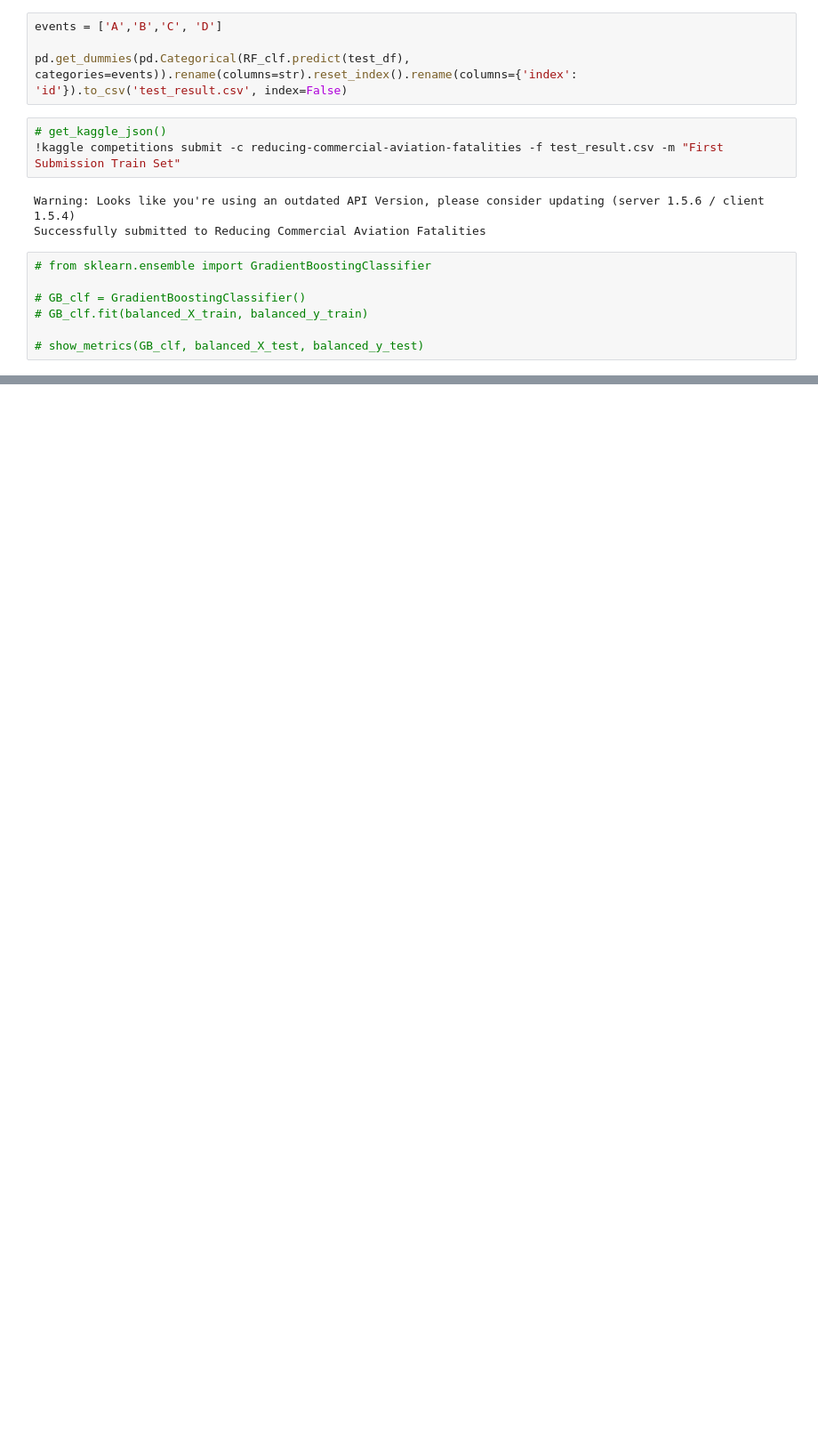
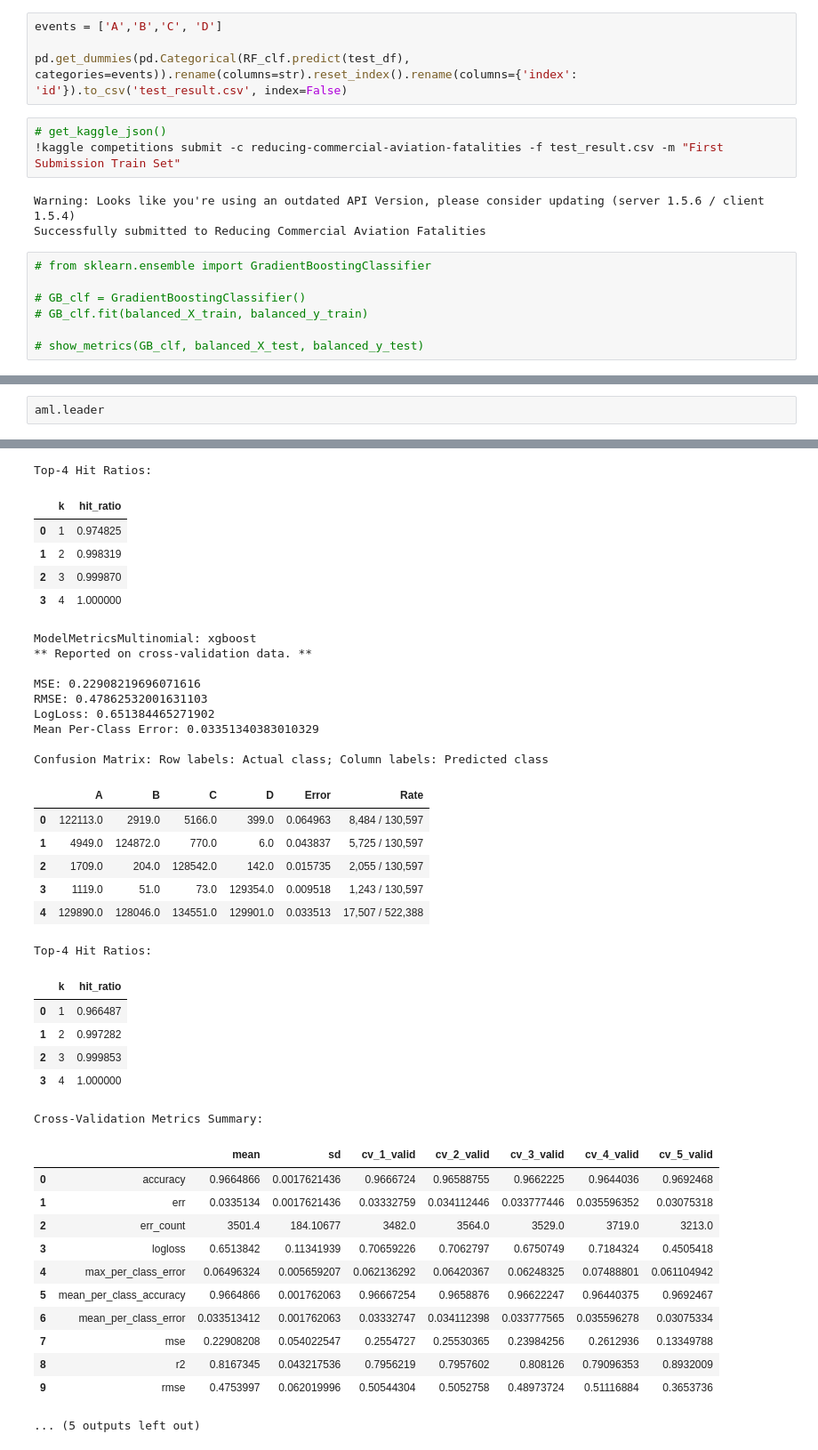
Before and after one commit to joaopamaral/tcc_puc_cdbd, a Jupyter notebook: Treinanco_Modelo_Reducing_Commercial_Aviation_Fatalities.ipynb, the cells around one changed output, grey strips where cells are left out. Shown at 89% size. Drawn from its saved outputs; the diff is of its cells as text; blank space fills up the shorter version.

```diff
--- a/Treinanco_Modelo_Reducing_Commercial_Aviation_Fatalities.ipynb
+++ b/Treinanco_Modelo_Reducing_Commercial_Aviation_Fatalities.ipynb
@@ -287,0 +281,3 @@ lb.head(rows=lb.nrows)
+# %%
+aml.leader
+# %% [output]
@@ -288,3 +308,43 @@ lb.head(rows=lb.nrows)
+Top-4 Hit Ratios:
+|  | k | hit_ratio |
+| 0 | 1 | 0.974825 |
+| 1 | 2 | 0.998319 |
+| 2 | 3 | 0.999870 |
+| 3 | 4 | 1.000000 |
+ModelMetricsMultinomial: xgboost
+** Reported on cross-validation data. **
+
+MSE: 0.22908219696071616
+RMSE: 0.47862532001631103
+LogLoss: 0.651384465271902
+Mean Per-Class Error: 0.03351340383010329
+
+Confusion Matrix: Row labels: Actual class; Column labels: Predicted class
+|  | A | B | C | D | Error | Rate |
+| 0 | 122113.0 | 2919.0 | 5166.0 | 399.0 | 0.064963 | 8,484 / 130,597 |
+| 1 | 4949.0 | 124872.0 | 770.0 | 6.0 | 0.043837 | 5,725 / 130,597 |
+| 2 | 1709.0 | 204.0 | 128542.0 | 142.0 | 0.015735 | 2,055 / 130,597 |
+| 3 | 1119.0 | 51.0 | 73.0 | 129354.0 | 0.009518 | 1,243 / 130,597 |
+| 4 | 129890.0 | 128046.0 | 134551.0 | 129901.0 | 0.033513 | 17,507 / 522,388 |
+Top-4 Hit Ratios:
+|  | k | hit_ratio |
+| 0 | 1 | 0.966487 |
+| 1 | 2 | 0.997282 |
+| 2 | 3 | 0.999853 |
+| 3 | 4 | 1.000000 |
+Cross-Validation Metrics Summary:
+|  |  | mean | sd | cv_1_valid | cv_2_valid | cv_3_valid | cv_4_valid | cv_5_valid |
+| 0 | accuracy | 0.9664866 | 0.0017621436 | 0.9666724 | 0.96588755 | 0.9662225 | 0.9644036 | 0.9692468 |
+| 1 | err | 0.0335134 | 0.0017621436 | 0.03332759 | 0.034112446 | 0.033777446 | 0.035596352 | 0.03075318 |
+| 2 | err_count | 3501.4 | 184.10677 | 3482.0 | 3564.0 | 3529.0 | 3719.0 | 3213.0 |
+| 3 | logloss | 0.6513842 | 0.11341939 | 0.70659226 | 0.7062797 | 0.6750749 | 0.7184324 | 0.4505418 |
+| 4 | max_per_class_error | 0.06496324 | 0.005659207 | 0.062136292 | 0.06420367 | 0.06248325 | 0.07488801 | 0.061104942 |
+| 5 | mean_per_class_accuracy | 0.9664866 | 0.001762063 | 0.96667254 | 0.9658876 | 0.96622247 | 0.96440375 | 0.9692467 |
+| 6 | mean_per_class_error | 0.033513412 | 0.001762063 | 0.03332747 | 0.034112398 | 0.033777565 | 0.035596278 | 0.03075334 |
+| 7 | mse | 0.22908208 | 0.054022547 | 0.2554727 | 0.25530365 | 0.23984256 | 0.2612936 | 0.13349788 |
+| 8 | r2 | 0.8167345 | 0.043217536 | 0.7956219 | 0.7957602 | 0.808126 | 0.79096353 | 0.8932009 |
+| 9 | rmse | 0.4753997 | 0.062019996 | 0.50544304 | 0.5052758 | 0.48973724 | 0.51116884 | 0.3653736 |
+... (5 outputs left out)
 # %%
 events = ['A','B','C', 'D']
 
```
Also changed, not shown: parts of 14 cells of this notebook.
